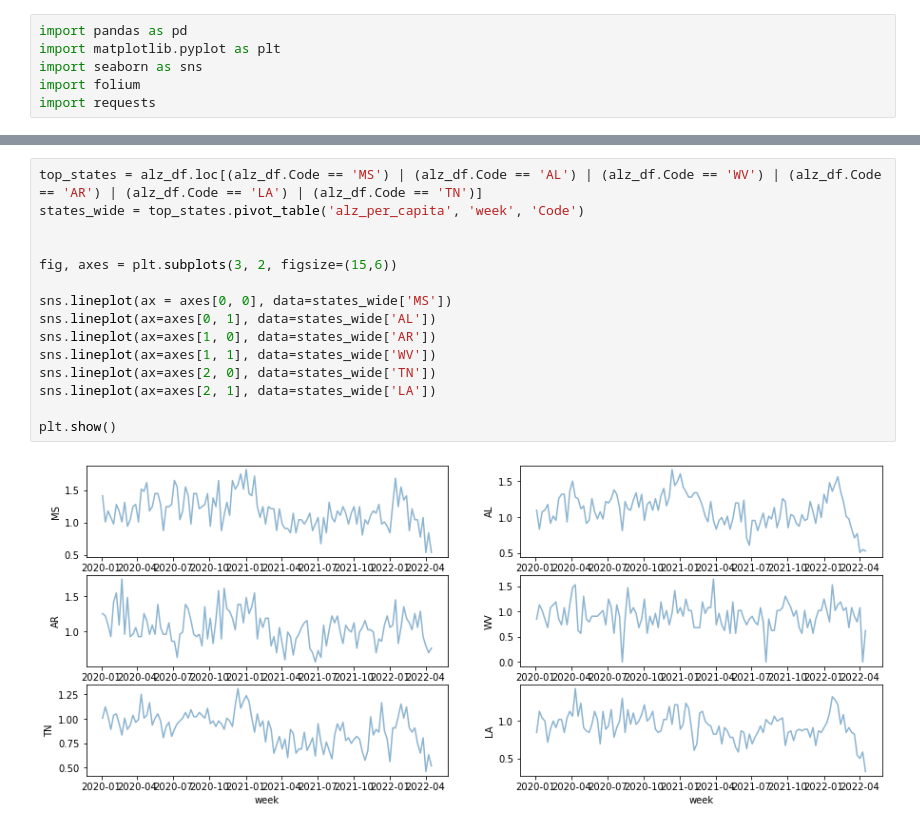
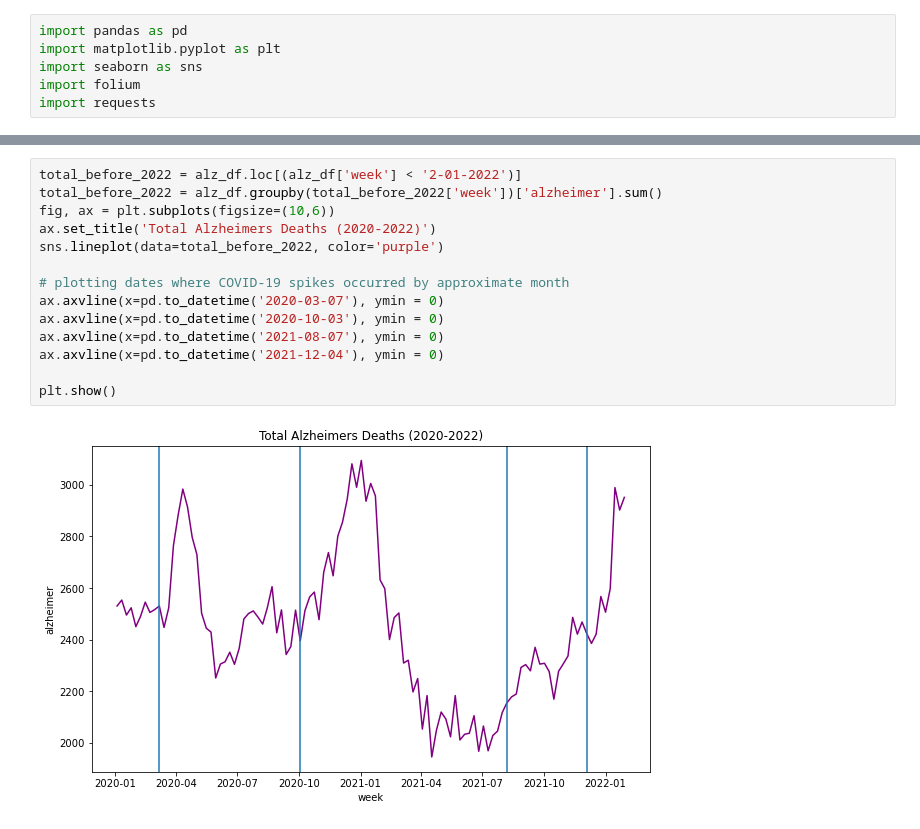
Before and after one commit to lieselurban/alzheimer_research, a Jupyter notebook: alzheimer_research_eda.ipynb, the cells around one changed output, grey strips where cells are left out. Saved outputs shown, nothing was run; the diff lists cells and outputs as text.

```diff
--- a/alzheimer_research_eda.ipynb
+++ b/alzheimer_research_eda.ipynb
@@ -68,17 +58,16 @@ Name: alz_per_capita, dtype: float64
-# %%
-top_states = alz_df.loc[(alz_df.Code == 'MS') | (alz_df.Code == 'AL') | (alz_df.Code == 'WV') | (alz_df.Code == 'AR') | (alz_df.Code == 'LA') | (alz_df.Code == 'TN')]
-states_wide = top_states.pivot_table('alz_per_capita', 'week', 'Code')
-
-
-fig, axes = plt.subplots(3, 2, figsize=(15,6))
-
-sns.lineplot(ax = axes[0, 0], data=states_wide['MS'])
-sns.lineplot(ax=axes[0, 1], data=states_wide['AL'])
-sns.lineplot(ax=axes[1, 0], data=states_wide['AR'])
-sns.lineplot(ax=axes[1, 1], data=states_wide['WV'])
-sns.lineplot(ax=axes[2, 0], data=states_wide['TN'])
-sns.lineplot(ax=axes[2, 1], data=states_wide['LA'])
-
-plt.show()
-# %% [output]
-[figure, removed]
+# %%
+total_before_2022 = alz_df.loc[(alz_df['week'] < '2-01-2022')]
+total_before_2022 = alz_df.groupby(total_before_2022['week'])['alzheimer'].sum()
+fig, ax = plt.subplots(figsize=(10,6))
+ax.set_title('Total Alzheimers Deaths (2020-2022)')
+sns.lineplot(data=total_before_2022, color='purple')
+
+# plotting dates where COVID-19 spikes occurred by approximate month
+ax.axvline(x=pd.to_datetime('2020-03-07'), ymin = 0)
+ax.axvline(x=pd.to_datetime('2020-10-03'), ymin = 0)
+ax.axvline(x=pd.to_datetime('2021-08-07'), ymin = 0)
+ax.axvline(x=pd.to_datetime('2021-12-04'), ymin = 0)
+
+plt.show()
+# %% [output]
+[figure, added]
```
Also changed, not shown: parts of 6 cells of this notebook.
